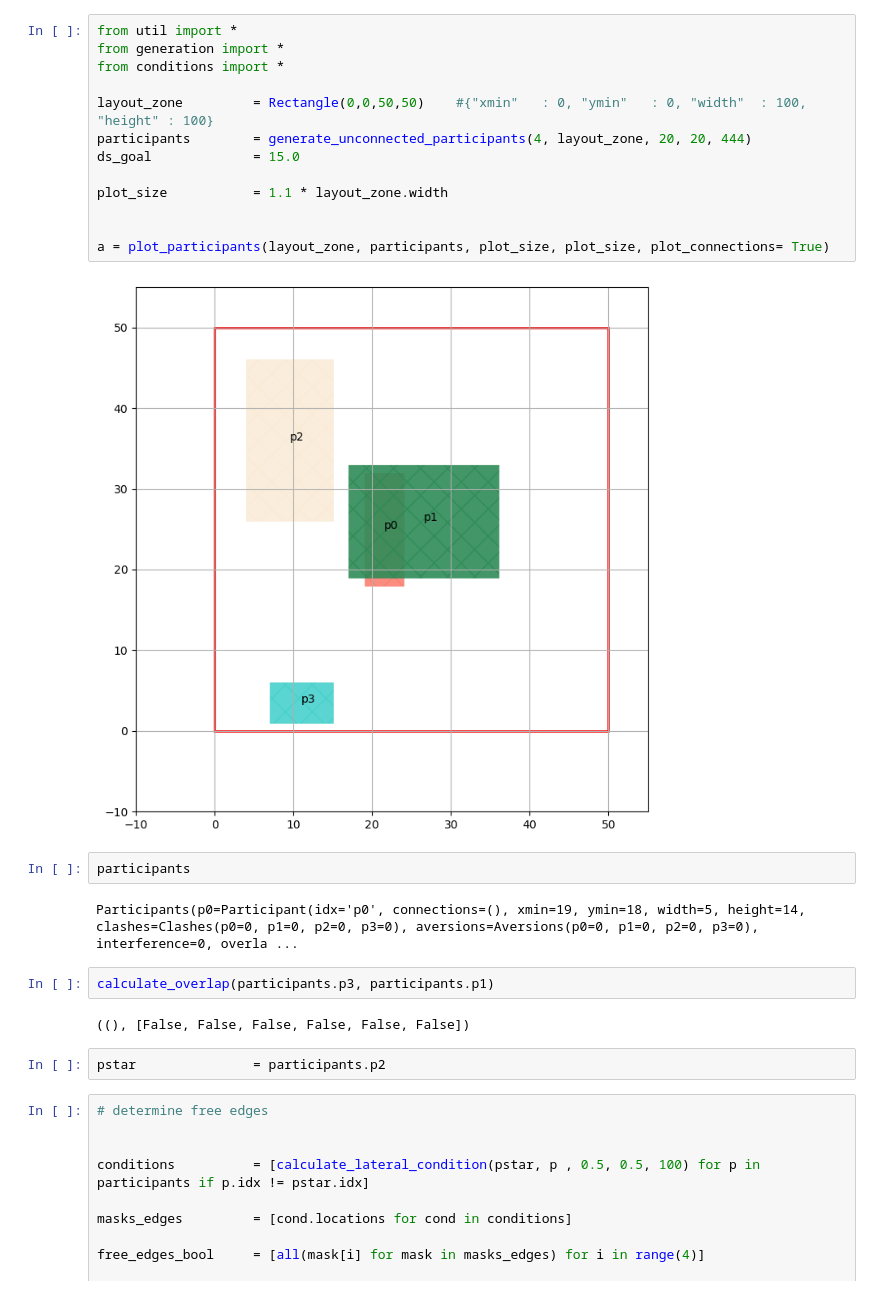
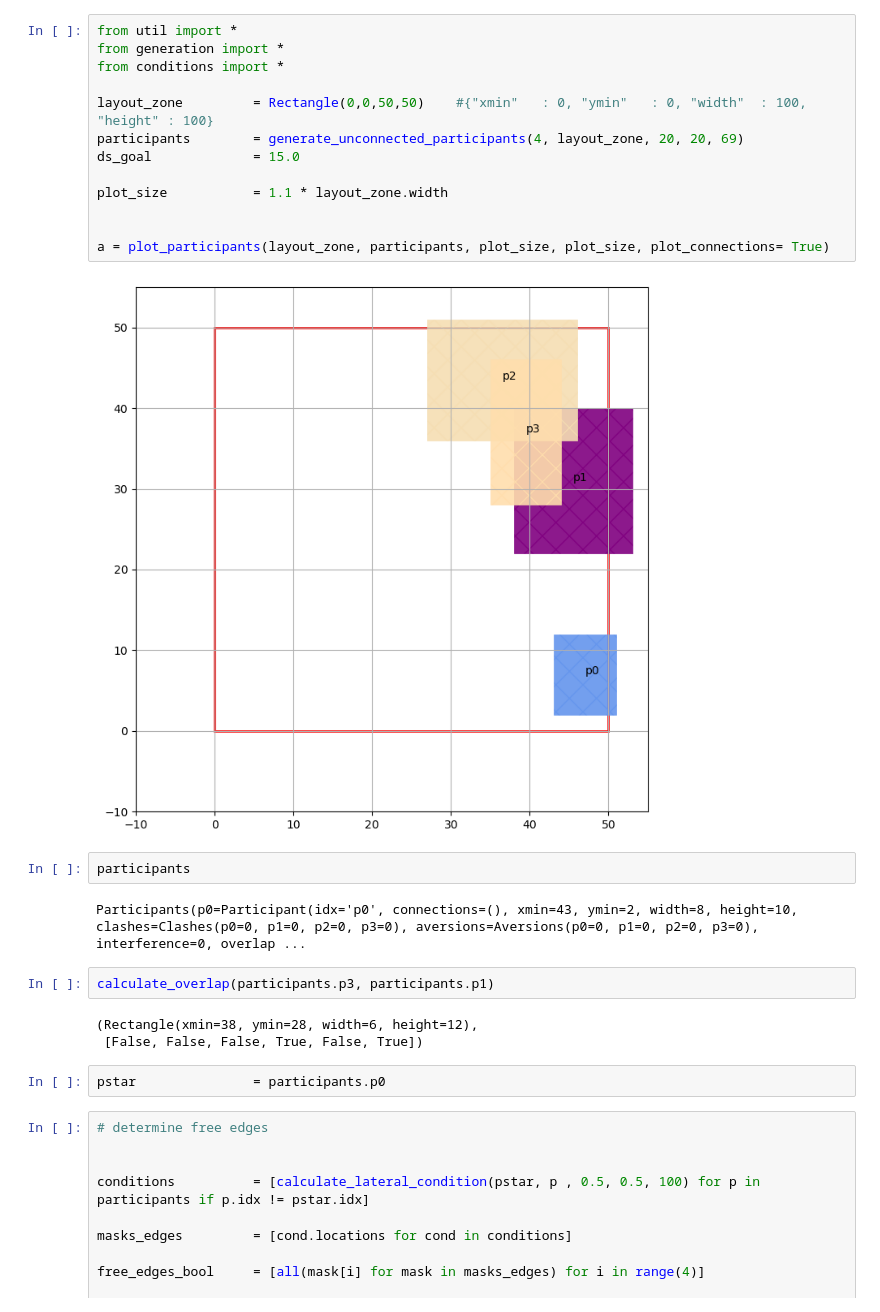
Before and after one commit to TiMo3654/abf, a Jupyter notebook: function_test.ipynb, the cells around one changed output. Saved outputs shown, nothing was run; the diff lists cells and outputs as text.

```diff
--- a/function_test.ipynb
+++ b/function_test.ipynb
@@ -1,28 +1,29 @@
 # %%
 from util import *
 from generation import *
 from conditions import *
 
 layout_zone         = Rectangle(0,0,50,50)    #{"xmin"   : 0, "ymin"   : 0, "width"  : 100, "height" : 100}
-participants        = generate_unconnected_participants(4, layout_zone, 20, 20, 444)
+participants        = generate_unconnected_participants(4, layout_zone, 20, 20, 69)
 ds_goal             = 15.0
 
 plot_size           = 1.1 * layout_zone.width
 
 
 a = plot_participants(layout_zone, participants, plot_size, plot_size, plot_connections= True)
 # %% [output]
-[figure, old version]
+[figure, new version]
 # %%
 participants
 # %% [output]
-Participants(p0=Participant(idx='p0', connections=(), xmin=19, ymin=18, width=5, height=14, clashes=Clashes(p0=0, p1=0, p2=0, p3=0), aversions=Aversions(p0=0, p1=0, p2=0, p3=0), interference=0, overla ...
+Participants(p0=Participant(idx='p0', connections=(), xmin=43, ymin=2, width=8, height=10, clashes=Clashes(p0=0, p1=0, p2=0, p3=0), aversions=Aversions(p0=0, p1=0, p2=0, p3=0), interference=0, overlap ...
 # %%
 calculate_overlap(participants.p3, participants.p1)
 # %% [output]
-((), [False, False, False, False, False, False])
+(Rectangle(xmin=38, ymin=28, width=6, height=12),
+ [False, False, False, True, False, True])
 # %%
-pstar               = participants.p2
+pstar               = participants.p0
 # %%
 # determine free edges
 
```
Also changed, not shown: parts of 5 cells of this notebook, 2 other files.
